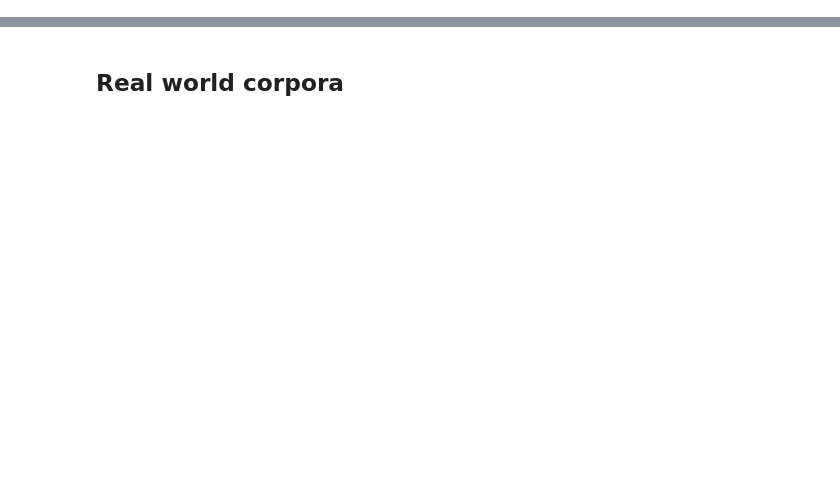
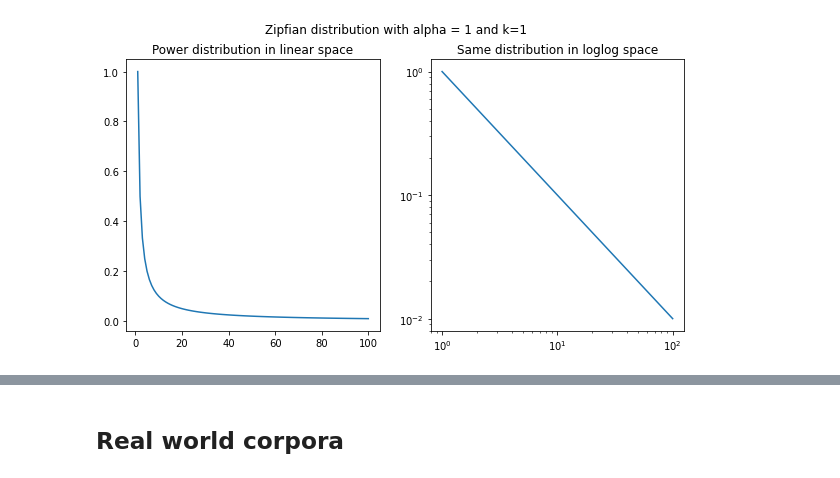
Before and after one commit to olsgaard/notebooks, a Jupyter notebook: zipfs_law.ipynb, the cells around one changed output, grey strips where cells are left out. Drawn from its saved outputs; the diff is of its cells as text; code cells hidden in the pictures; blank space fills up the shorter version.

```diff
--- a/zipfs_law.ipynb
+++ b/zipfs_law.ipynb
@@ -27,0 +48,15 @@ def corpus_stats(counter):
+# %%
+xs = range(1,101)
+ys = [1/x for x in xs]
+plt.subplots(1,2, figsize=(10,5))
+plt.subplot(1,2,1)
+plt.plot(xs, ys)
+plt.title("Power distribution in linear space")
+
+plt.subplot(1,2,2)
+plt.loglog(xs, ys)
+plt.title("Same distribution in loglog space")
+plt.suptitle("Zipfian distribution with alpha = 1 and k=1")
+plt.show()
+# %% [output]
+[figure, added]
```
Also changed, not shown: parts of 16 cells of this notebook.
